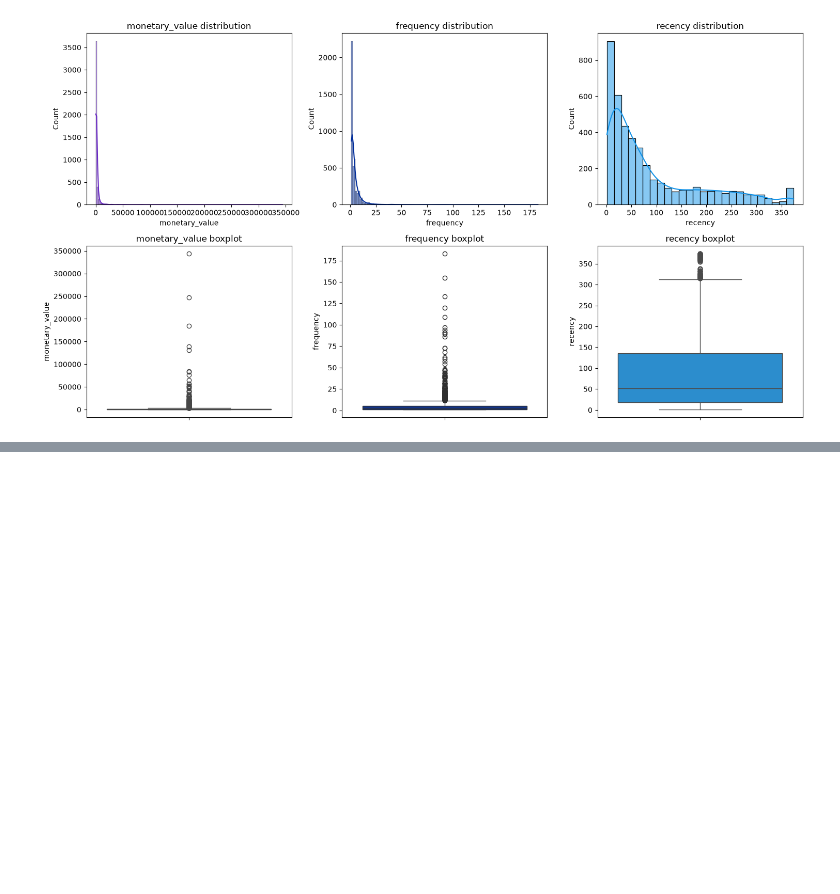
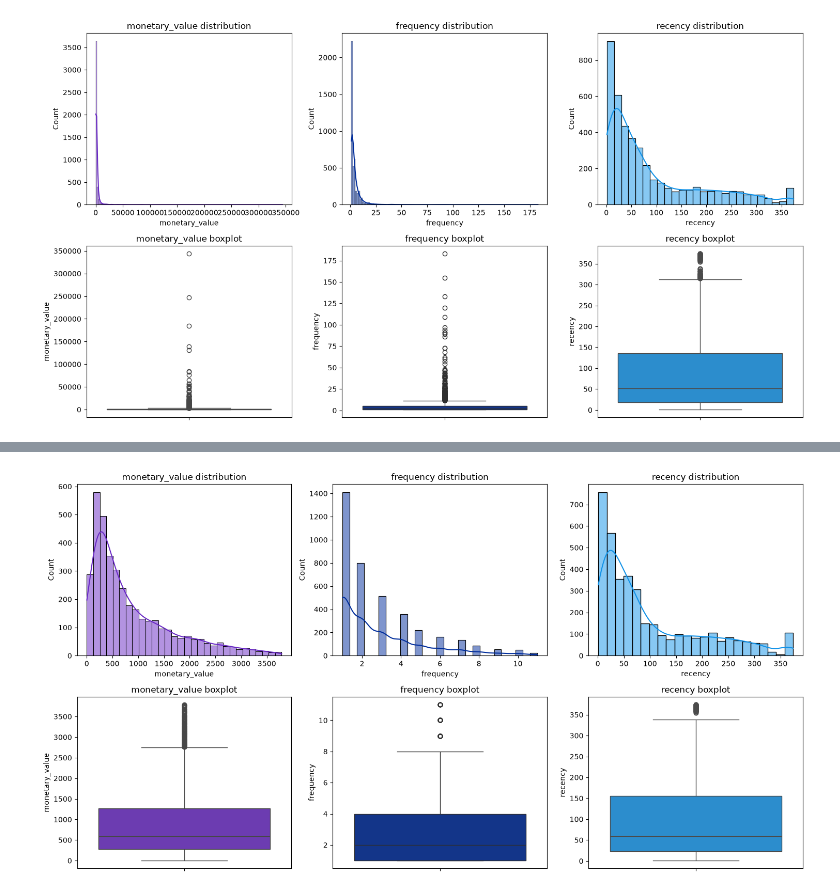
Before and after one commit to Avneesh-b7/product_analytics, a Jupyter notebook: k-means clustering/kmeans_clustering.ipynb, the cells around one changed output, grey strips where cells are left out. Saved outputs shown, nothing was run; the diff lists cells and outputs as text; code cells hidden in the pictures; blank space fills up the shorter version.

```diff
--- a/k-means clustering/kmeans_clustering.ipynb
+++ b/k-means clustering/kmeans_clustering.ipynb
@@ -453,7 +453,7 @@ cleaned_df.head(1)
 |  | Invoice | StockCode | Description | Quantity | InvoiceDate | Price | Customer ID | Country |
 | 0 | 489434 | 85048 | 15CM CHRISTMAS GLASS BALL 20 LIGHTS | 12 | 2009-12-01 07:45:00 | 6.95 | 13085.0 | United Kingdom |
 # %%
-# cleaned_df['total_spend'] = cleaned_df['Quantity'] * cleaned_df['Price']
+cleaned_df['total_spend'] = cleaned_df['Quantity'] * cleaned_df['Price']
 cleaned_df.head(5)
 # %% [output]
 |  | Invoice | StockCode | Description | Quantity | InvoiceDate | Price | Customer ID | Country | total_spend |
@@ -517,6 +517,9 @@ for i, col in enumerate(cols):
     sns.histplot(customer_df[col], kde=True, ax=axes[0, i], color=colors[i])
     axes[0, i].set_title(f'{col} distribution')
 
+    sns.boxplot(y=customer_df[col], ax=axes[1, i], color=colors[i])
+    axes[1, i].set_title(f'{col} boxplot')
+
 
 
 plt.tight_layout()
@@ -525,0 +578,22 @@ plt.show()
+# %%
+# the only thing we need to do is define the IQR bounds for frequency and monetary value,
+#  then we can filter out the whales and low value customers for better clustering of the main customer base
+def iqr_bounds(df, col):
+    q1 = df[col].quantile(0.25)
+    q3 = df[col].quantile(0.75)
+    iqr = q3 - q1
+    return q1 - 1.5 * iqr, q3 + 1.5 * iqr
+
+mv_low, mv_high = iqr_bounds(customer_df, 'monetary_value')
+freq_low, freq_high = iqr_bounds(customer_df, 'frequency')
+
+is_whale = (customer_df['monetary_value'] > mv_high) | (customer_df['frequency'] > freq_high)
+is_low_val = (customer_df['monetary_value'] < mv_low) | (customer_df['frequency'] < freq_low)
+
+whale_customers_df = customer_df[is_whale]
+low_val_cust_df = customer_df[is_low_val & ~is_whale]  # avoid double-counting any overlap
+customer_df = customer_df[~is_whale & ~is_low_val]
+
+print("Whales:", len(whale_customers_df))
+print("Low value:", len(low_val_cust_df))
+print("Remaining (main) customers:", len(customer_df))
@@ -525,0 +616,19 @@ plt.show()
+# %%
+colors = ['#6929c4', '#002d9c', '#1192e8']
+cols = ['monetary_value', 'frequency', 'recency']
+
+fig, axes = plt.subplots(2, 3, figsize=(15, 8))
+
+for i, col in enumerate(cols):
+    sns.histplot(customer_df[col], kde=True, ax=axes[0, i], color=colors[i])
+    axes[0, i].set_title(f'{col} distribution')
+
+    sns.boxplot(y=customer_df[col], ax=axes[1, i], color=colors[i])
+    axes[1, i].set_title(f'{col} boxplot')
+
+
+
+plt.tight_layout()
+plt.show()
+# %% [output]
+[figure, added]
```
Also changed, not shown: parts of 16 cells of this notebook, 4 other files.
